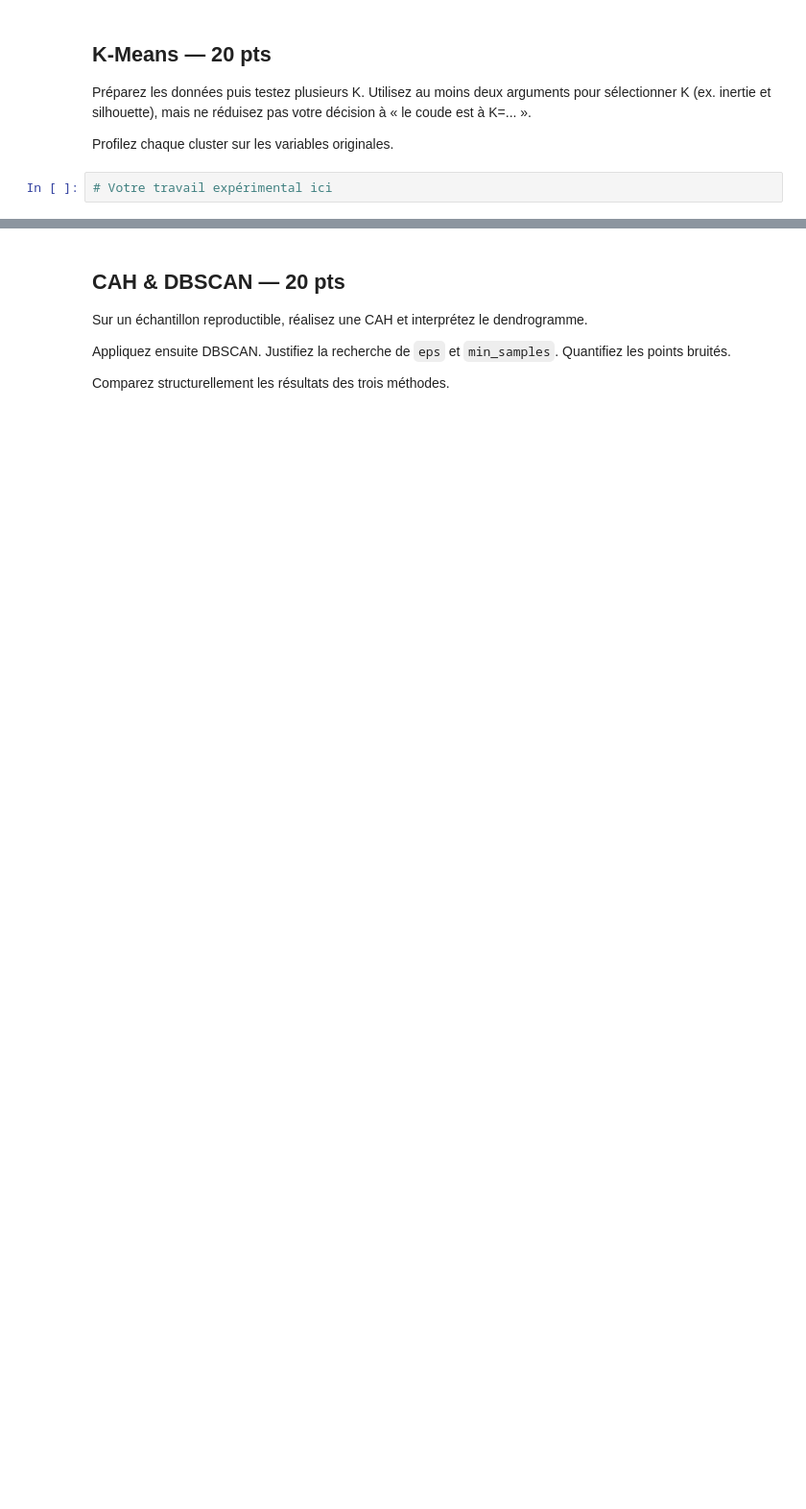
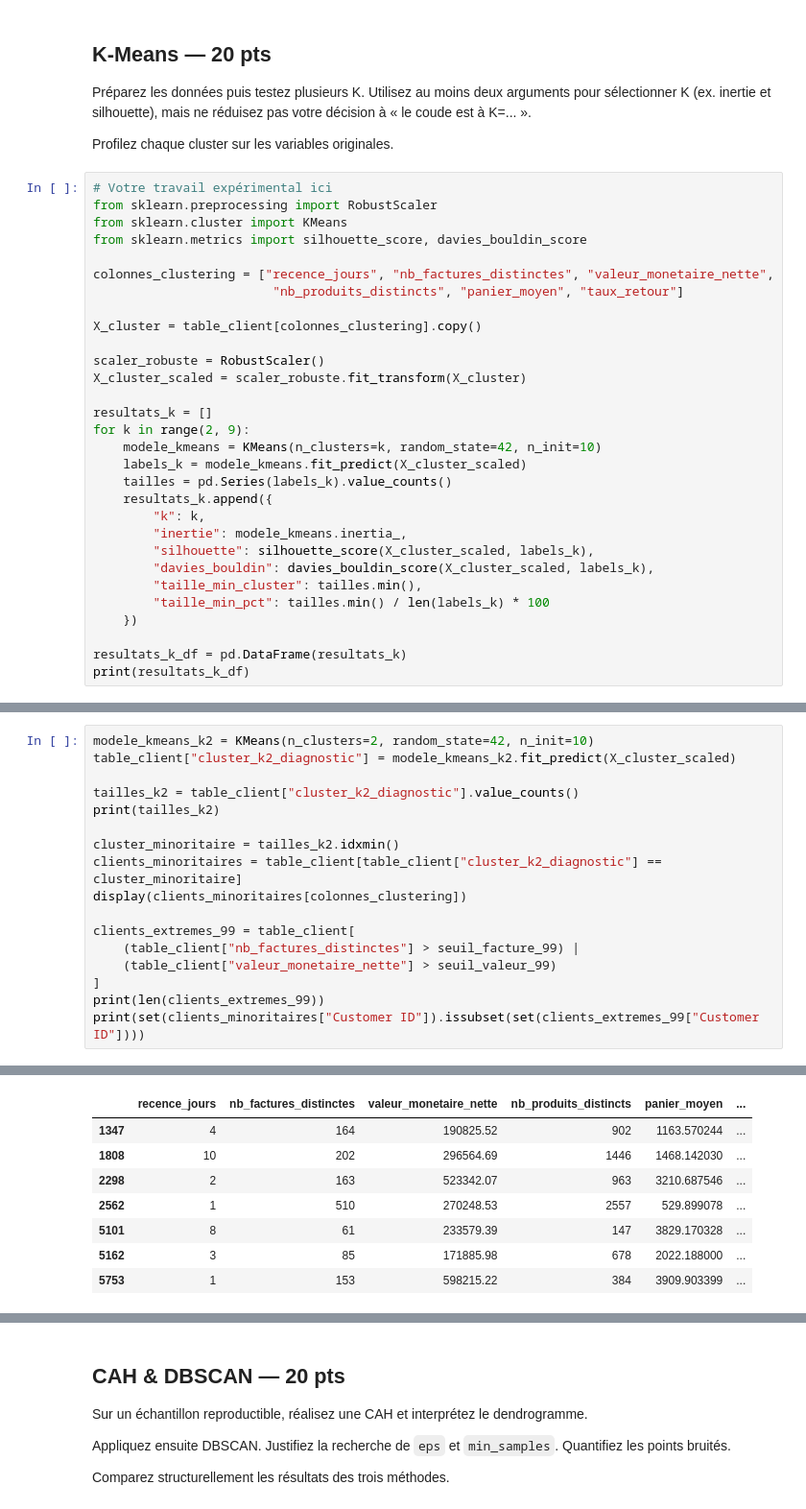
Before and after one commit to hamzabouhouch1003/Training01, a Jupyter notebook: Jour2/PACK_4_TP_NOTES_IA_4A_OPTION_DEVELOPPEUR/TP_NOTE_S6_NON_SUPERVISE_ONLINE_RETAIL_UK.ipynb, the cells around one changed output, grey strips where cells are left out. Shown at 96% size. Drawn from its saved outputs; the diff is of its cells as text; blank space fills up the shorter version.

```diff
--- a/Jour2/PACK_4_TP_NOTES_IA_4A_OPTION_DEVELOPPEUR/TP_NOTE_S6_NON_SUPERVISE_ONLINE_RETAIL_UK.ipynb
+++ b/Jour2/PACK_4_TP_NOTES_IA_4A_OPTION_DEVELOPPEUR/TP_NOTE_S6_NON_SUPERVISE_ONLINE_RETAIL_UK.ipynb
@@ -31,3 +248,31 @@ Préparez les données puis testez plusieurs K. Utilisez au moins deux arguments
 Profilez chaque cluster sur les variables originales.
 # %%
 # Votre travail expérimental ici
+from sklearn.preprocessing import RobustScaler
+from sklearn.cluster import KMeans
+from sklearn.metrics import silhouette_score, davies_bouldin_score
+
+colonnes_clustering = ["recence_jours", "nb_factures_distinctes", "valeur_monetaire_nette",
+                        "nb_produits_distincts", "panier_moyen", "taux_retour"]
+
+X_cluster = table_client[colonnes_clustering].copy()
+
+scaler_robuste = RobustScaler()
+X_cluster_scaled = scaler_robuste.fit_transform(X_cluster)
+
+resultats_k = []
+for k in range(2, 9):
+    modele_kmeans = KMeans(n_clusters=k, random_state=42, n_init=10)
+    labels_k = modele_kmeans.fit_predict(X_cluster_scaled)
+    tailles = pd.Series(labels_k).value_counts()
+    resultats_k.append({
+        "k": k,
+        "inertie": modele_kmeans.inertia_,
+        "silhouette": silhouette_score(X_cluster_scaled, labels_k),
+        "davies_bouldin": davies_bouldin_score(X_cluster_scaled, labels_k),
+        "taille_min_cluster": tailles.min(),
+        "taille_min_pct": tailles.min() / len(labels_k) * 100
+    })
+
+resultats_k_df = pd.DataFrame(resultats_k)
+print(resultats_k_df)
@@ -33,0 +297,18 @@ Profilez chaque cluster sur les variables originales.
+# %%
+modele_kmeans_k2 = KMeans(n_clusters=2, random_state=42, n_init=10)
+table_client["cluster_k2_diagnostic"] = modele_kmeans_k2.fit_predict(X_cluster_scaled)
+
+tailles_k2 = table_client["cluster_k2_diagnostic"].value_counts()
+print(tailles_k2)
+
+cluster_minoritaire = tailles_k2.idxmin()
+clients_minoritaires = table_client[table_client["cluster_k2_diagnostic"] == cluster_minoritaire]
+display(clients_minoritaires[colonnes_clustering])
+
+clients_extremes_99 = table_client[
+    (table_client["nb_factures_distinctes"] > seuil_facture_99) |
+    (table_client["valeur_monetaire_nette"] > seuil_valeur_99)
+]
+print(len(clients_extremes_99))
+print(set(clients_minoritaires["Customer ID"]).issubset(set(clients_extremes_99["Customer ID"])))
+# %% [output]
@@ -33,0 +319,8 @@ Profilez chaque cluster sur les variables originales.
+|  | recence_jours | nb_factures_distinctes | valeur_monetaire_nette | nb_produits_distincts | panier_moyen | ... |
+| 1347 | 4 | 164 | 190825.52 | 902 | 1163.570244 | ... |
+| 1808 | 10 | 202 | 296564.69 | 1446 | 1468.142030 | ... |
+| 2298 | 2 | 163 | 523342.07 | 963 | 3210.687546 | ... |
+| 2562 | 1 | 510 | 270248.53 | 2557 | 529.899078 | ... |
+| 5101 | 8 | 61 | 233579.39 | 147 | 3829.170328 | ... |
+| 5162 | 3 | 85 | 171885.98 | 678 | 2022.188000 | ... |
+| 5753 | 1 | 153 | 598215.22 | 384 | 3909.903399 | ... |
```
Also changed, not shown: parts of 12 cells of this notebook.
